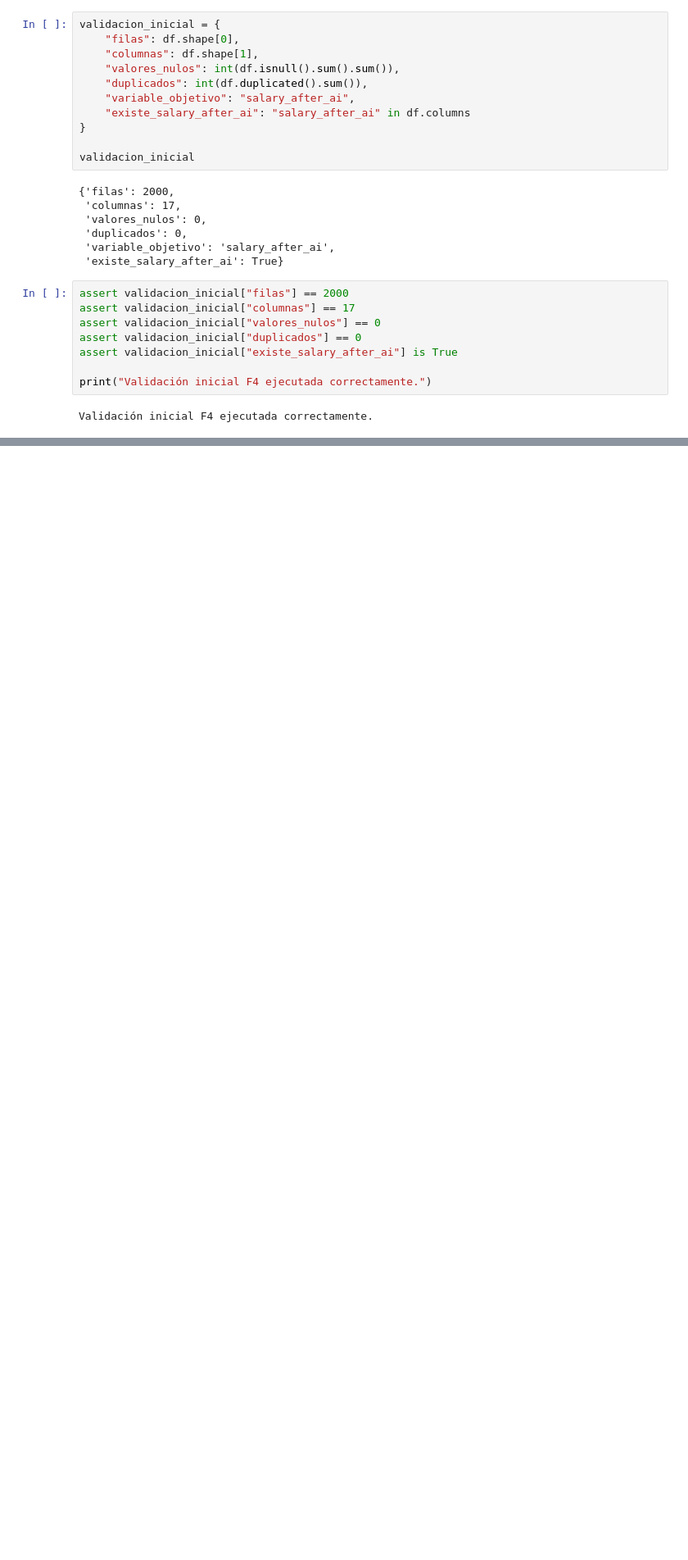
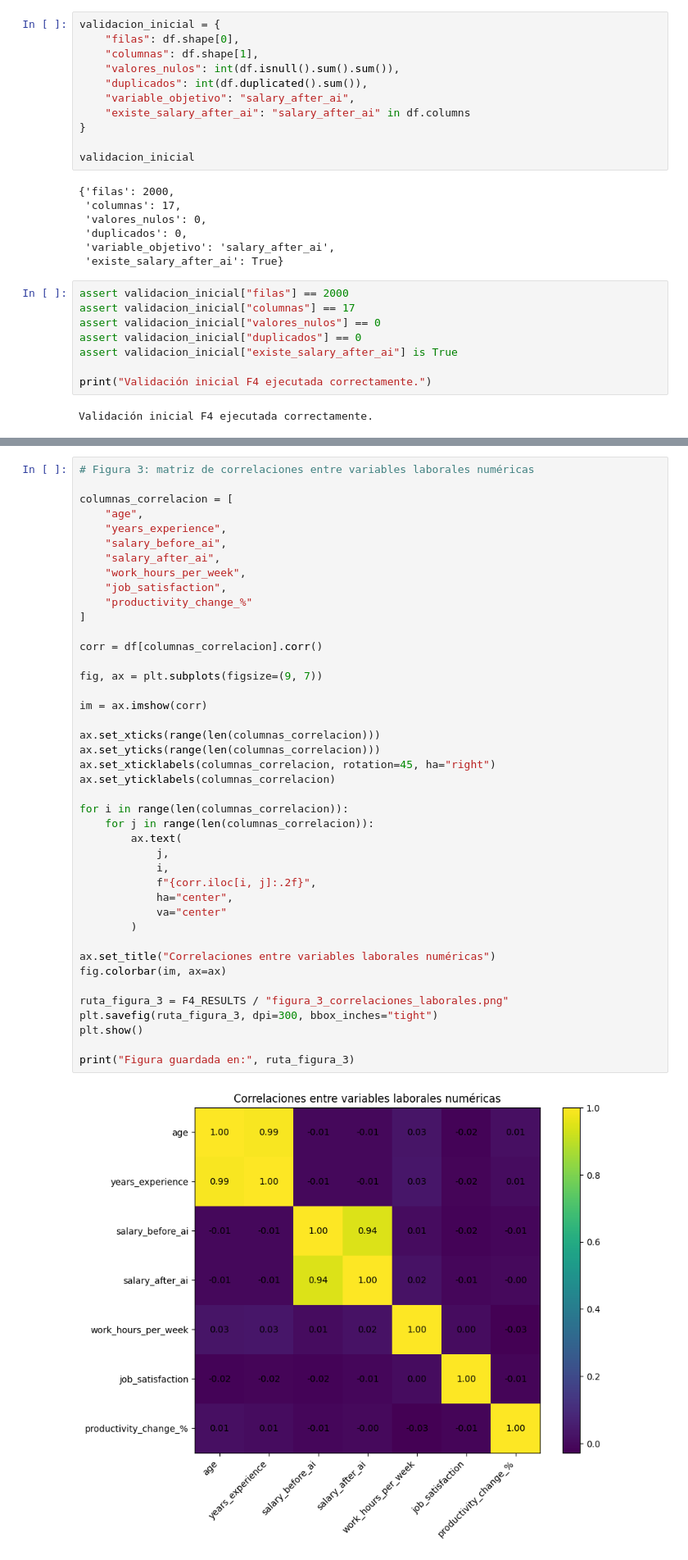
Before and after one commit to Prod1982/mcdi500_s1_grupo6, a Jupyter notebook: F4/notebooks/F4_visualizacion_validacion_cierre.ipynb, the cells around one changed output, grey strips where cells are left out. Shown at 82% size. Drawn from its saved outputs; the diff is of its cells as text; blank space fills up the shorter version.

```diff
--- a/F4/notebooks/F4_visualizacion_validacion_cierre.ipynb
+++ b/F4/notebooks/F4_visualizacion_validacion_cierre.ipynb
@@ -83,0 +144,44 @@ Validación inicial F4 ejecutada correctamente.
+# %%
+# Figura 3: matriz de correlaciones entre variables laborales numéricas
+
+columnas_correlacion = [
+    "age",
+    "years_experience",
+    "salary_before_ai",
+    "salary_after_ai",
+    "work_hours_per_week",
+    "job_satisfaction",
+    "productivity_change_%"
+]
+
+corr = df[columnas_correlacion].corr()
+
+fig, ax = plt.subplots(figsize=(9, 7))
+
+im = ax.imshow(corr)
+
+ax.set_xticks(range(len(columnas_correlacion)))
+ax.set_yticks(range(len(columnas_correlacion)))
+ax.set_xticklabels(columnas_correlacion, rotation=45, ha="right")
+ax.set_yticklabels(columnas_correlacion)
+
+for i in range(len(columnas_correlacion)):
+    for j in range(len(columnas_correlacion)):
+        ax.text(
+            j,
+            i,
+            f"{corr.iloc[i, j]:.2f}",
+            ha="center",
+            va="center"
+        )
+
+ax.set_title("Correlaciones entre variables laborales numéricas")
+fig.colorbar(im, ax=ax)
+
+ruta_figura_3 = F4_RESULTS / "figura_3_correlaciones_laborales.png"
+plt.savefig(ruta_figura_3, dpi=300, bbox_inches="tight")
+plt.show()
+
+print("Figura guardada en:", ruta_figura_3)
+# %% [output]
+[figure, added]
```
Also changed, not shown: parts of 8 cells of this notebook, 4 other files.
